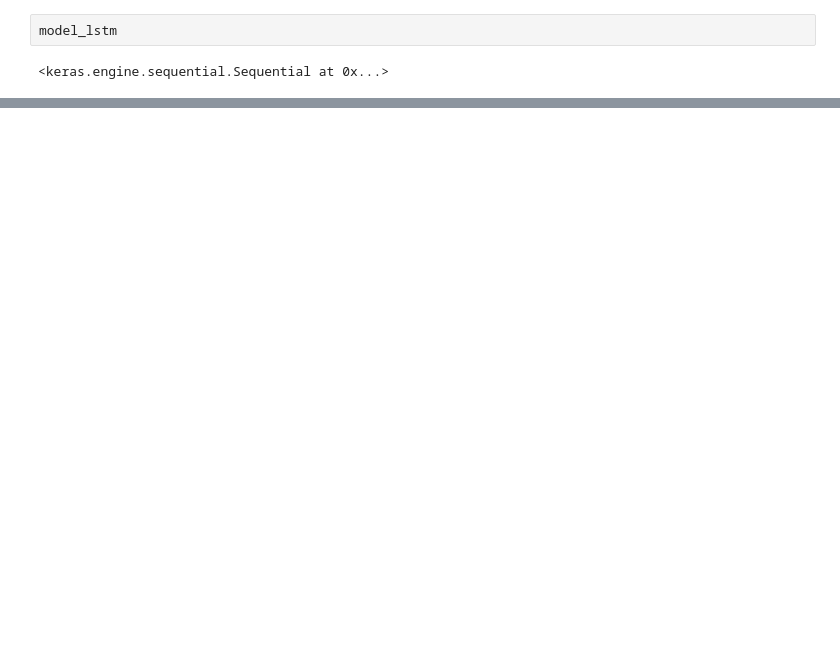
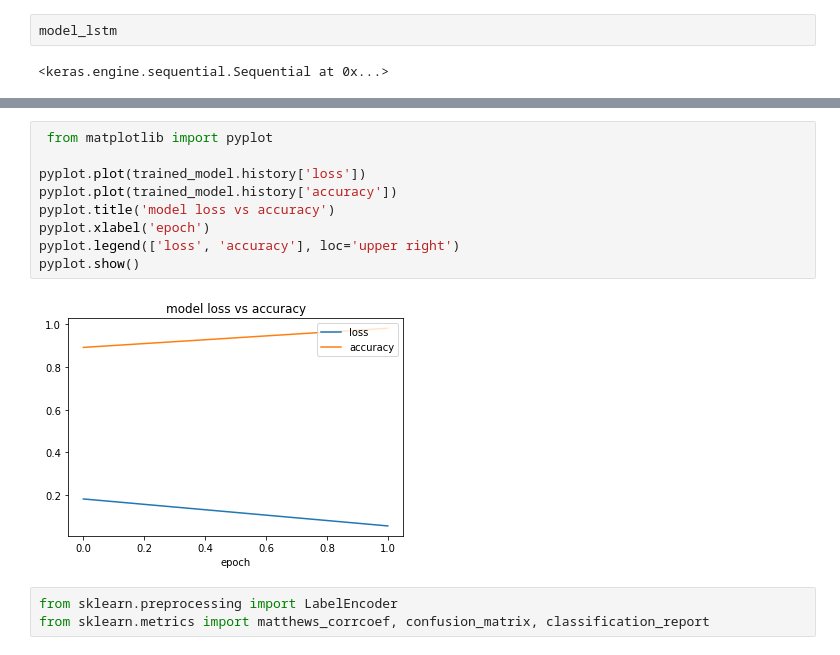
Before and after one commit to rainbowjoy1/MachineLearningClass, a Jupyter notebook: QB for Mandatory Assignment 2.ipynb, the cells around one changed output, grey strips where cells are left out. Cells and saved outputs as stored; diff of their text form; blank space fills up the shorter version.

```diff
--- a/QB for Mandatory Assignment 2.ipynb
+++ b/QB for Mandatory Assignment 2.ipynb
@@ -289,0 +324,14 @@ memory usage: 2.4+ MB
+# %%
+ from matplotlib import pyplot
+
+pyplot.plot(trained_model.history['loss'])
+pyplot.plot(trained_model.history['accuracy'])
+pyplot.title('model loss vs accuracy')
+pyplot.xlabel('epoch')
+pyplot.legend(['loss', 'accuracy'], loc='upper right')
+pyplot.show()
+# %% [output]
+[figure, added]
+# %%
+from sklearn.preprocessing import LabelEncoder
+from sklearn.metrics import matthews_corrcoef, confusion_matrix, classification_report
```
Also changed, not shown: parts of 11 cells of this notebook.
